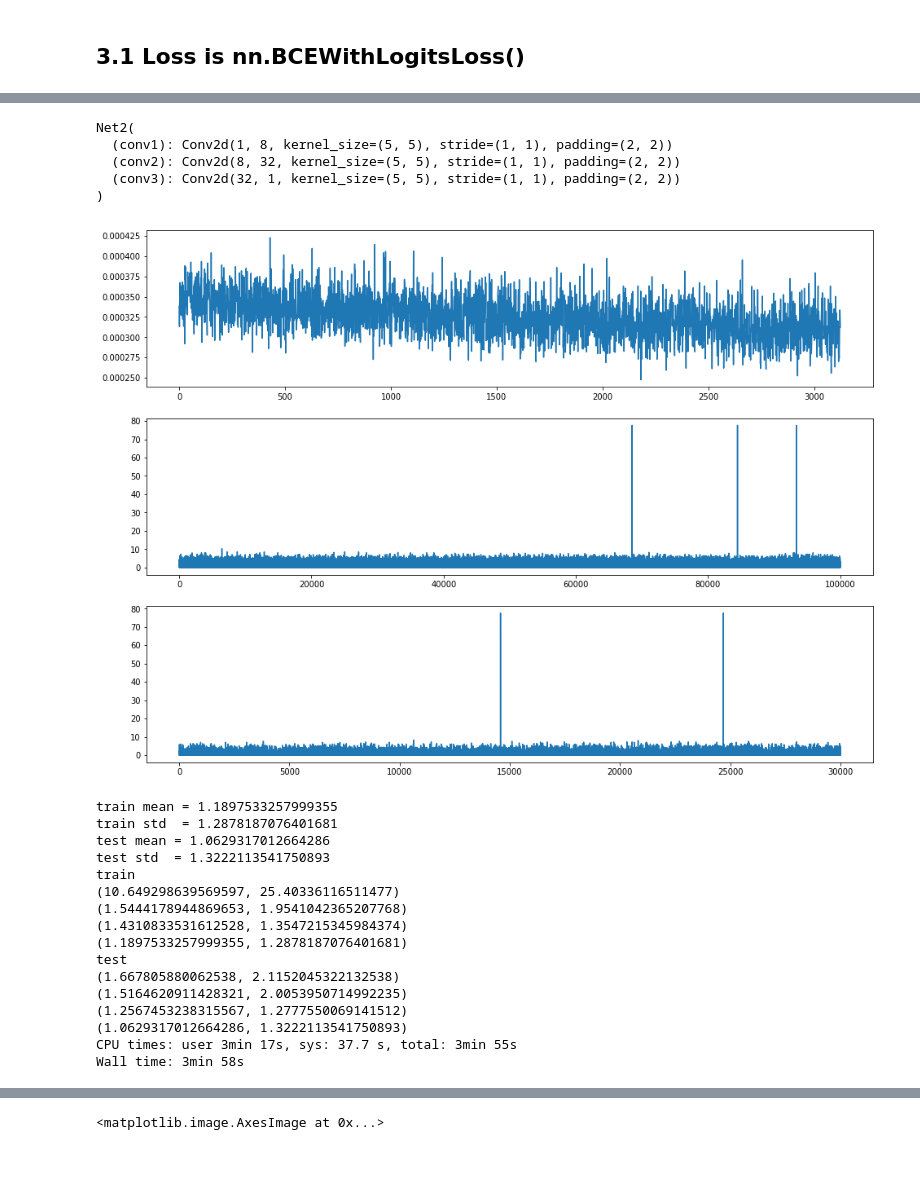
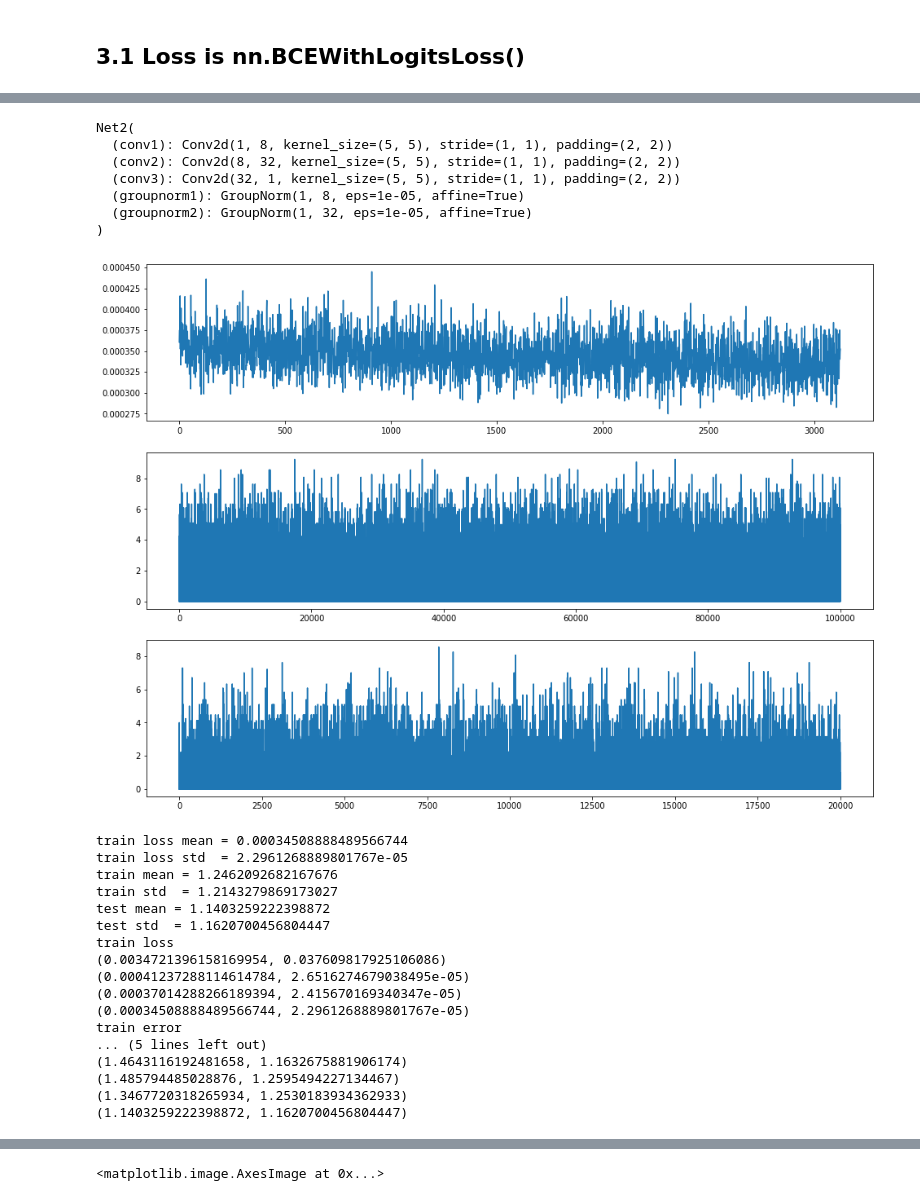
Before and after one commit to caitaozhan/deeplearning-localization, a Jupyter notebook: CNN-label.ipynb, the cells around one changed output, grey strips where cells are left out. Drawn from its saved outputs; the diff is of its cells as text; code cells hidden in the pictures; blank space fills up the shorter version.

```diff
--- a/CNN-label.ipynb
+++ b/CNN-label.ipynb
@@ -43,8 +43,8 @@ class Metrics:
     '''Evaluation metrics
     '''
     @staticmethod
-    def localization_error_image(pred_batch, truth_batch, grid_len):
-        '''euclidian error when modeling the output representation is a matrix (image)\
+    def localization_error_image(pred_batch, truth_batch, grid_len, debug=False):
+        '''euclidian error when modeling the output representation is a matrix (image)
            both pred and truth are batches, typically a batch of 32
         '''
         error = []
@@ -56,7 +56,10 @@ class Metrics:
             indx = np.argmax(truth)
             true_x = indx // grid_len
             true_y = indx %  grid_len
-            error.append(Utility.distance_error((pred_x, pred_y), (true_x, true_y)))
+            err = Utility.distance_error((pred_x, pred_y), (true_x, true_y))
+            if debug:
+                print((pred_x, pred_y), (true_x, true_y), err)
+            error.append(err)
         return error
 # %% [markdown]
 # 0 Input is Image
@@ -349,8 +355,12 @@ class Net2(nn.Module):
         self.conv1 = nn.Conv2d(1, 8, 5, padding=2)
         self.conv2 = nn.Conv2d(8, 32, 5, padding=2)
         self.conv3 = nn.Conv2d(32, 1, 5, padding=2)
+        self.groupnorm1 = nn.GroupNorm(1, 8)
+        self.groupnorm2 = nn.GroupNorm(1, 32)
 
     def forward(self, x):
+#         x = F.relu(self.groupnorm1(self.conv1(x)))
+#         x = F.relu(self.groupnorm2(self.conv2(x)))
         x = F.relu(self.conv1(x))
         x = F.relu(self.conv2(x))
         x = self.conv3(x)
@@ -363,9 +373,13 @@ Net2(
   (conv1): Conv2d(1, 8, kernel_size=(5, 5), stride=(1, 1), padding=(2, 2))
   (conv2): Conv2d(8, 32, kernel_size=(5, 5), stride=(1, 1), padding=(2, 2))
   (conv3): Conv2d(32, 1, kernel_size=(5, 5), stride=(1, 1), padding=(2, 2))
+  (groupnorm1): GroupNorm(1, 8, eps=1e-05, affine=True)
+  (groupnorm2): GroupNorm(1, 32, eps=1e-05, affine=True)
 )
 # %%
-%%time
+# 1 minute seconds per epoch
+
+# %%time
 # training segmentation problem
 
 net2 = Net2()
@@ -377,6 +391,7 @@ optimizer = optim.Adam(model.parameters(), lr=0.001)
 criterion = nn.BCEWithLogitsLoss()  # criterion is the loss function
 
 num_epochs = 4
+train_losses_epoch = []
 train_errors_epoch = []
 test_errors_epoch  = []
 print_every = 500
@@ -406,52 +421,59 @@ for epoch in range(num_epochs):
     for t, sample in enumerate(sensor_input_test_dataloader):
         X = sample['matrix'].to(device)
         y = sample['label'].to(device)
         pred = model(X)
         pred = pred.data.cpu()
         y = y.data.cpu()
         test_errors.extend(Metrics.localization_error_image(pred, y, Default.grid_length))
 
     clear_output(True)
     plt.figure(figsize=(16, 12))
     plt.subplot(311)
     plt.plot(train_losses)
     plt.subplot(312)
     plt.plot(train_errors)
     plt.subplot(313)
     plt.plot(test_errors)
     plt.show()
 
+    print('train loss mean =', np.mean(train_losses))
+    print('train loss std  =', np.std(train_losses))
     print('train mean =', np.mean(train_errors))
     print('train std  =', np.std(train_errors))
     print('test mean =', np.mean(test_errors))
     print('test std  =', np.std(test_errors))
+    train_losses_epoch.append((np.mean(train_losses), np.std(train_losses)))
     train_errors_epoch.append((np.mean(train_errors), np.std(train_errors)))
     test_errors_epoch.append((np.mean(test_errors), np.std(test_errors)))
 
-print('train')
+print('train loss')
+for loss in train_losses_epoch:
+    print(loss)
+print('train error')
 for error in train_errors_epoch:
     print(error)
-print('test')
+print('test error')
 for error in test_errors_epoch:
     print(error)
 # %% [output]
-[figure, old version]
+[figure, new version]
-train mean = 1.1897533257999355
-train std  = 1.2878187076401681
-test mean = 1.0629317012664286
-test std  = 1.3222113541750893
-train
-(10.649298639569597, 25.40336116511477)
-(1.5444178944869653, 1.9541042365207768)
-(1.4310833531612528, 1.3547215345984374)
-(1.1897533257999355, 1.2878187076401681)
-test
-(1.667805880062538, 2.1152045322132538)
-(1.5164620911428321, 2.0053950714992235)
-(1.2567453238315567, 1.2777550069141512)
-(1.0629317012664286, 1.3222113541750893)
-CPU times: user 3min 17s, sys: 37.7 s, total: 3min 55s
-Wall time: 3min 58s
+train loss mean = 0.00034508888489566744
+train loss std  = 2.2961268889801767e-05
+train mean = 1.2462092682167676
+train std  = 1.2143279869173027
+test mean = 1.1403259222398872
+test std  = 1.1620700456804447
+train loss
+(0.0034721396158169954, 0.037609817925106086)
+(0.00041237288114614784, 2.6516274679038495e-05)
+(0.00037014288266189394, 2.415670169340347e-05)
+(0.00034508888489566744, 2.2961268889801767e-05)
+train error
+... (5 lines left out)
+(1.4643116192481658, 1.1632675881906174)
+(1.485794485028876, 1.2595494227134467)
+(1.3467720318265934, 1.2530183934362933)
+(1.1403259222398872, 1.1620700456804447)
 # %%
 model.eval()
 for t, sample in enumerate(sensor_input_dataloader):
```
Also changed, not shown: parts of 4 cells of this notebook, 6 other files.
